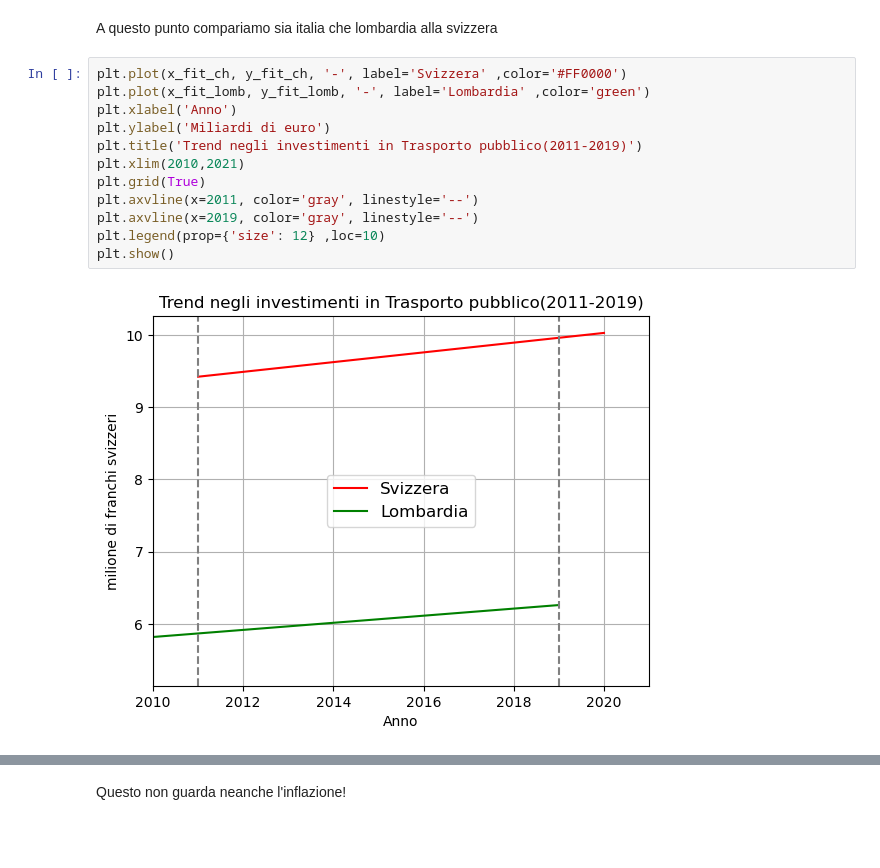
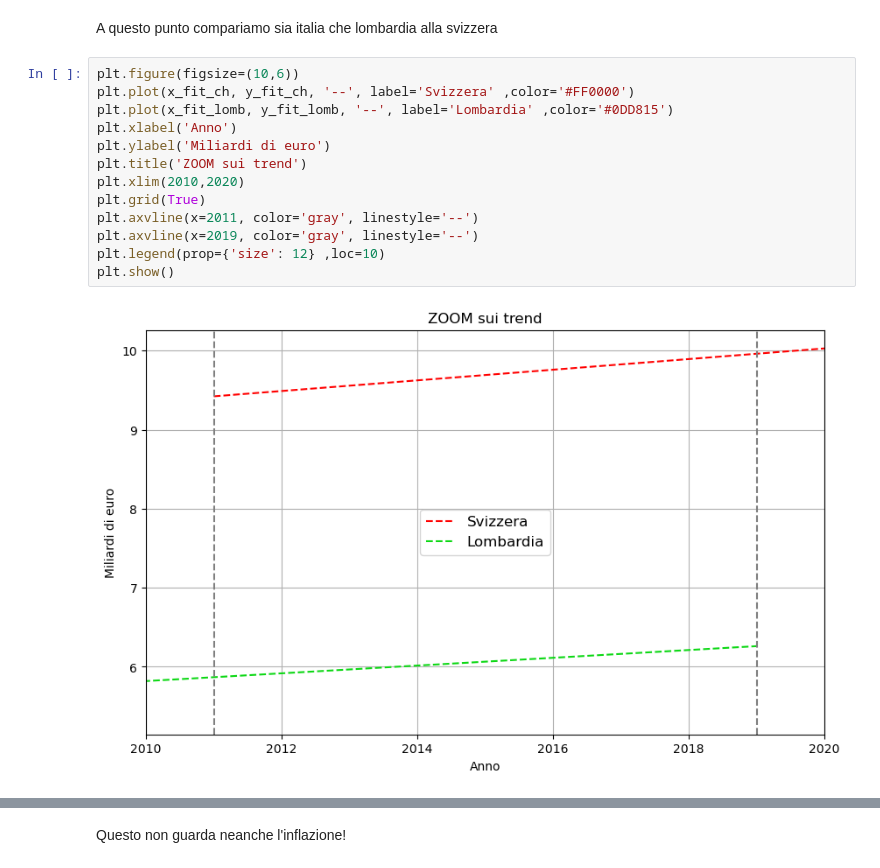
Before and after one commit to alemele01/vs24, a Jupyter notebook: investimentiSvizzeri.ipynb, the cells around one changed output, grey strips where cells are left out. Drawn from its saved outputs; the diff is of its cells as text; blank space fills up the shorter version.

```diff
--- a/investimentiSvizzeri.ipynb
+++ b/investimentiSvizzeri.ipynb
@@ -442,17 +444,18 @@ plt.show()
 # %% [markdown]
 A questo punto compariamo sia italia che lombardia alla svizzera
 # %%
-plt.plot(x_fit_ch, y_fit_ch, '-', label='Svizzera' ,color='#FF0000')
-plt.plot(x_fit_lomb, y_fit_lomb, '-', label='Lombardia' ,color='green')
+plt.figure(figsize=(10,6))
+plt.plot(x_fit_ch, y_fit_ch, '--', label='Svizzera' ,color='#FF0000')
+plt.plot(x_fit_lomb, y_fit_lomb, '--', label='Lombardia' ,color='#0DD815')
 plt.xlabel('Anno')
 plt.ylabel('Miliardi di euro')
-plt.title('Trend negli investimenti in Trasporto pubblico(2011-2019)')
-plt.xlim(2010,2021)
+plt.title('ZOOM sui trend')
+plt.xlim(2010,2020)
 plt.grid(True)
 plt.axvline(x=2011, color='gray', linestyle='--')
 plt.axvline(x=2019, color='gray', linestyle='--')
 plt.legend(prop={'size': 12} ,loc=10)
 plt.show()
 # %% [output]
-[figure, old version]
+[figure, new version]
 # %%
```
Also changed, not shown: parts of 15 cells of this notebook, 1 other file.
